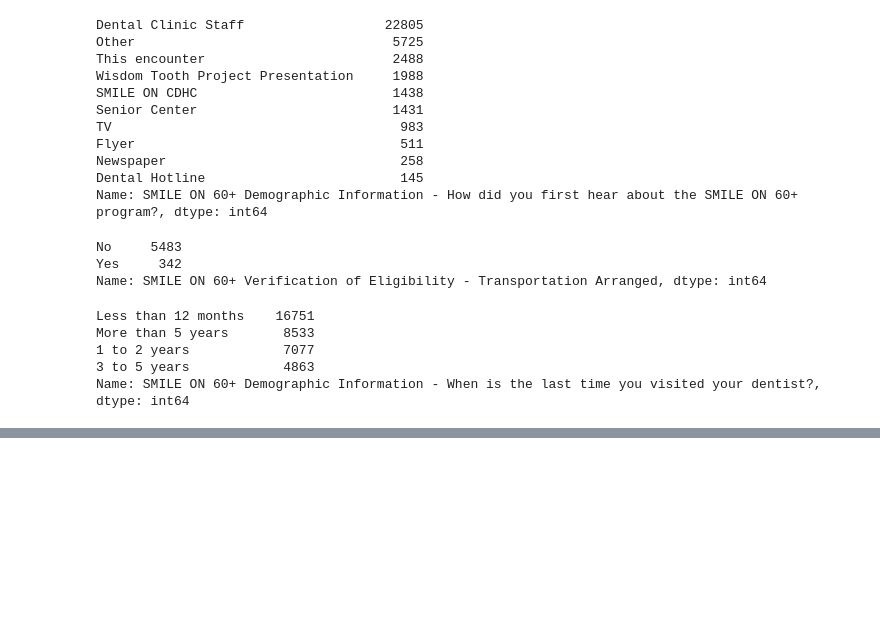
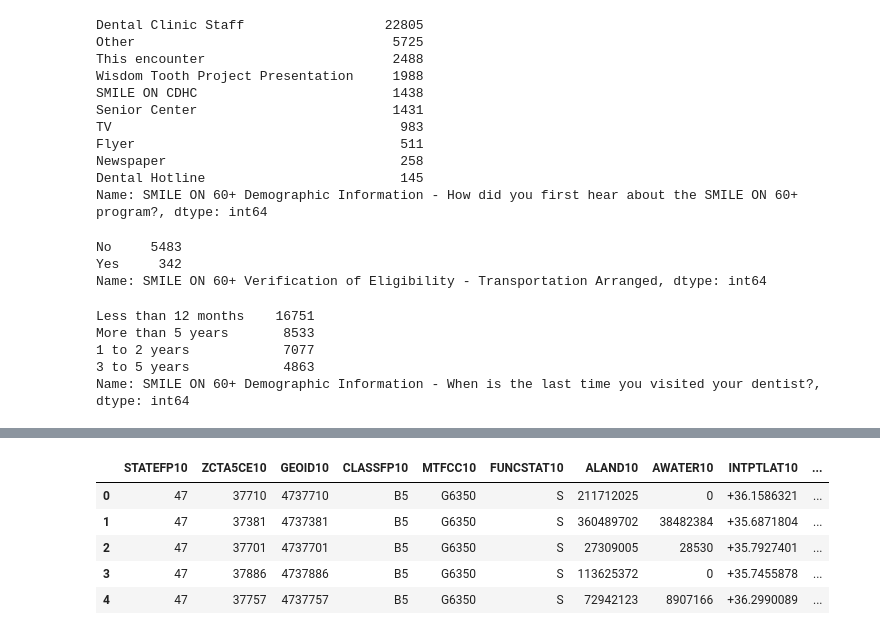
Before and after one commit to bsfcs/smile-on-black_panther, a Jupyter notebook: SmileOnAnalysis.ipynb, the cells around one changed output, grey strips where cells are left out. Saved outputs shown, nothing was run; the diff lists cells and outputs as text; code cells hidden in the pictures; blank space fills up the shorter version.

```diff
--- a/SmileOnAnalysis.ipynb
+++ b/SmileOnAnalysis.ipynb
@@ -154,0 +256,9 @@ Name: SMILE ON 60+ Demographic Information - When is the last time you visited y
+# %%
+zipcodes.head()
+# %% [output]
+|  | STATEFP10 | ZCTA5CE10 | GEOID10 | CLASSFP10 | MTFCC10 | FUNCSTAT10 | ALAND10 | AWATER10 | INTPTLAT10 | ... |
+| 0 | 47 | 37710 | 4737710 | B5 | G6350 | S | 211712025 | 0 | +36.1586321 | ... |
+| 1 | 47 | 37381 | 4737381 | B5 | G6350 | S | 360489702 | 38482384 | +35.6871804 | ... |
+| 2 | 47 | 37701 | 4737701 | B5 | G6350 | S | 27309005 | 28530 | +35.7927401 | ... |
+| 3 | 47 | 37886 | 4737886 | B5 | G6350 | S | 113625372 | 0 | +35.7455878 | ... |
+| 4 | 47 | 37757 | 4737757 | B5 | G6350 | S | 72942123 | 8907166 | +36.2990089 | ... |
```
Also changed, not shown: parts of 14 cells of this notebook.
